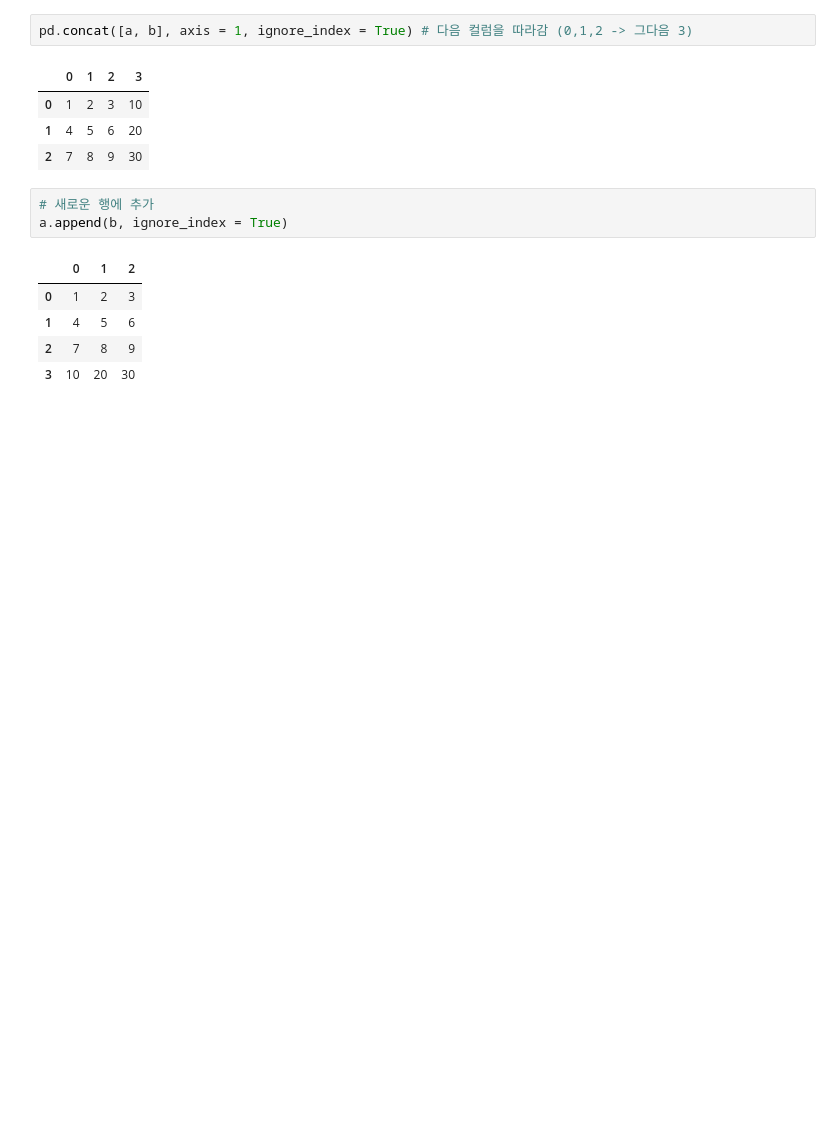
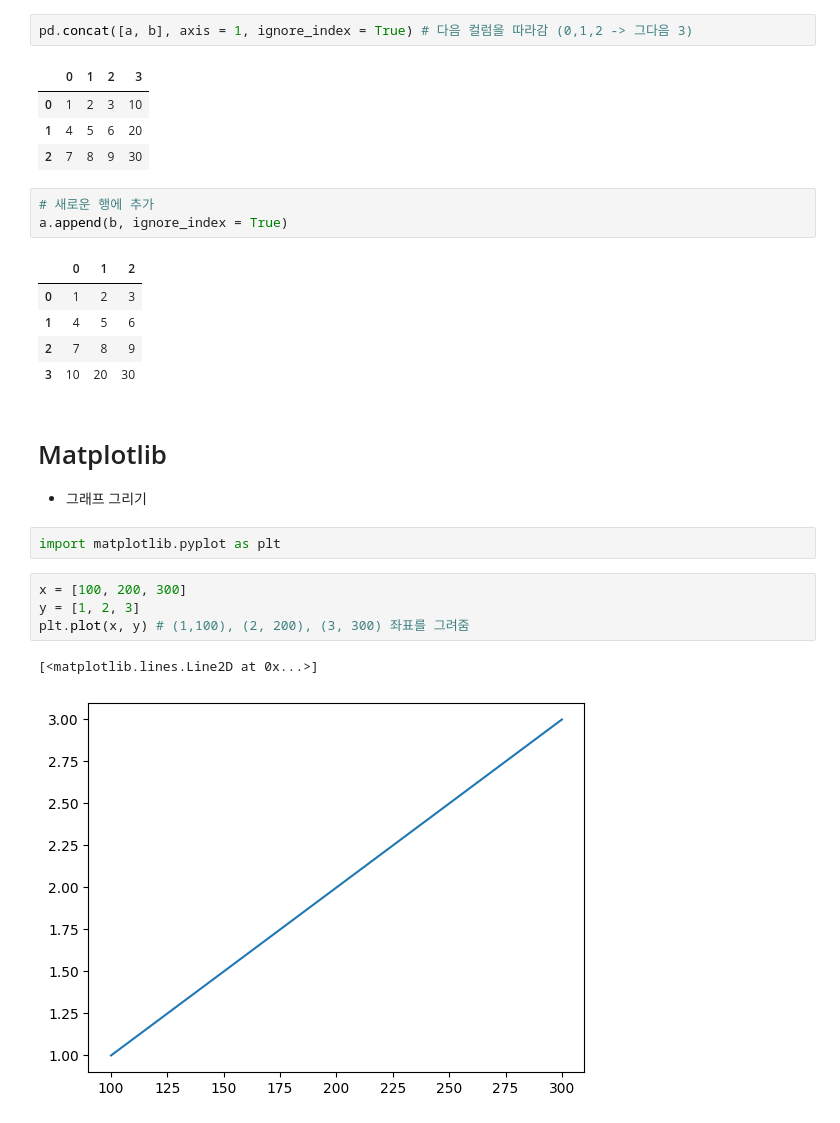
Before and after one commit to Um-king/orm, a Jupyter notebook: lms_영상_교육_5.ipynb, the cells around one changed output. Saved outputs shown, nothing was run; the diff lists cells and outputs as text; blank space fills up the shorter version.

```diff
--- a/lms_영상_교육_5.ipynb
+++ b/lms_영상_교육_5.ipynb
@@ -694,3 +694,15 @@ a.append(b, ignore_index = True)
 | 1 | 4 | 5 | 6 |
 | 2 | 7 | 8 | 9 |
 | 3 | 10 | 20 | 30 |
+# %% [markdown]
+# Matplotlib
+* 그래프 그리기
+# %%
+import matplotlib.pyplot as plt
+# %%
+x = [100, 200, 300]
+y = [1, 2, 3]
+plt.plot(x, y) # (1,100), (2, 200), (3, 300) 좌표를 그려줌
+# %% [output]
+[<matplotlib.lines.Line2D at 0x...>]
+[figure, added]
```
Also changed, not shown: parts of 48 cells of this notebook.
